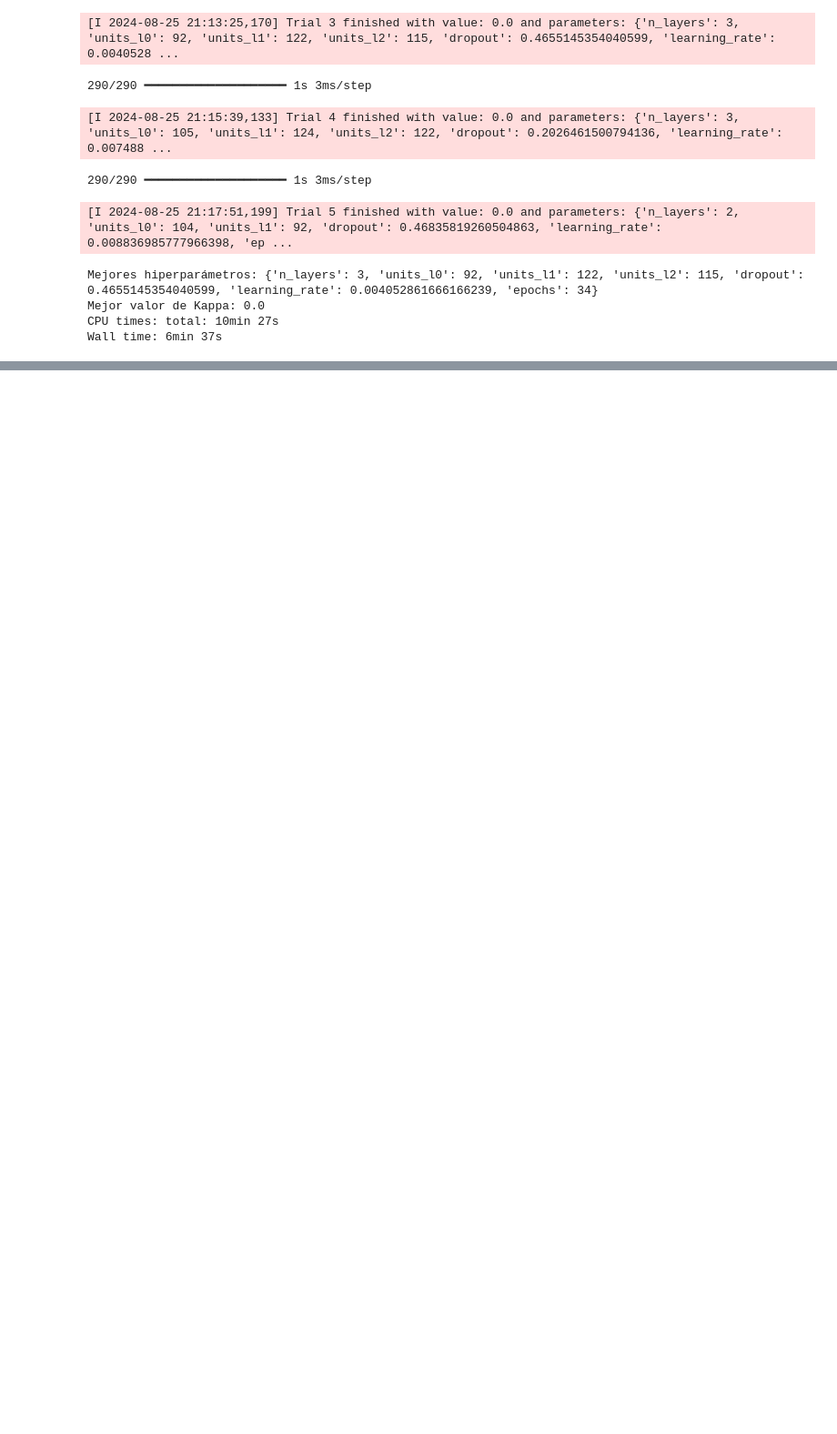
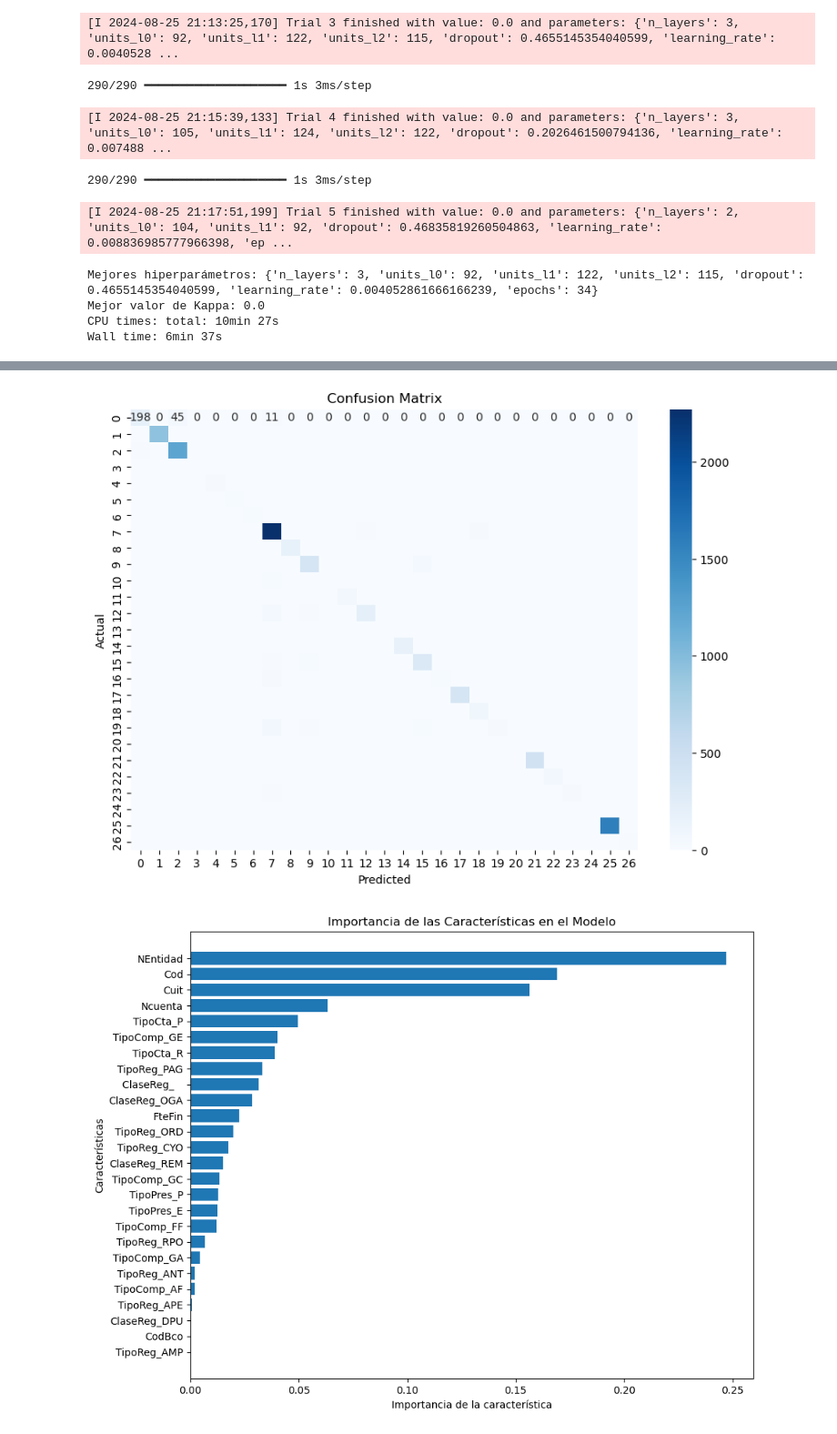
Before and after one commit to ivanjavierparra/Text-Mining-Austral, a Jupyter notebook: final/main.ipynb, the cells around one changed output, grey strips where cells are left out. Shown: that part at 91% size. Drawn from its saved outputs; the diff is of its cells as text; code cells hidden in the pictures; blank space fills up the shorter version.

Commit message:
Modelos train y test

```diff
--- a/final/main.ipynb
+++ b/final/main.ipynb
@@ -289,0 +247,13 @@ ERROR: No matching distribution found for tensorflow==2.8.0
+# %%
+%%time
+import test_rf
+import importlib
+import os
+
+study_name = "modelo_base"
+os.makedirs("models",exist_ok=True)
+os.makedirs("models/randomforest", exist_ok=True)
+os.makedirs(f"models/randomforest/{study_name}", exist_ok=True)
+importlib.reload(test_rf)
+test_rf.modelo_base()
+# %% [output]
@@ -289,0 +268,2 @@ ERROR: No matching distribution found for tensorflow==2.8.0
+[figure, added]
+[figure, added]
```
Also changed, not shown: parts of 6 cells of this notebook, 8 other files.
